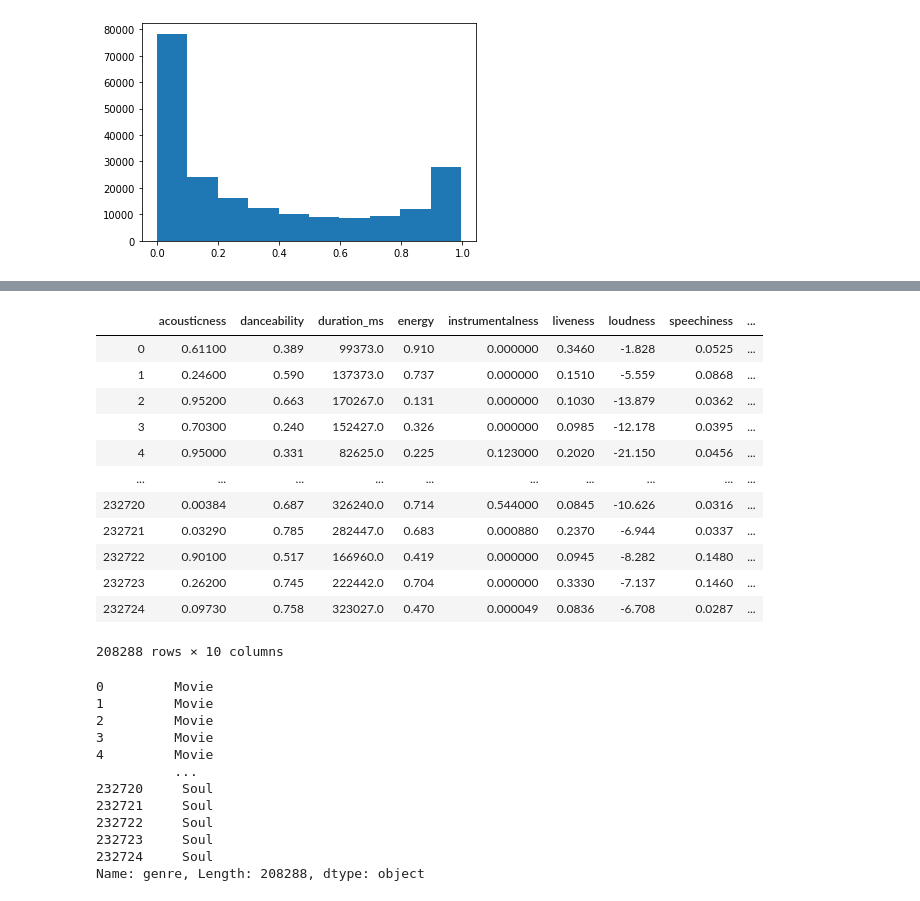
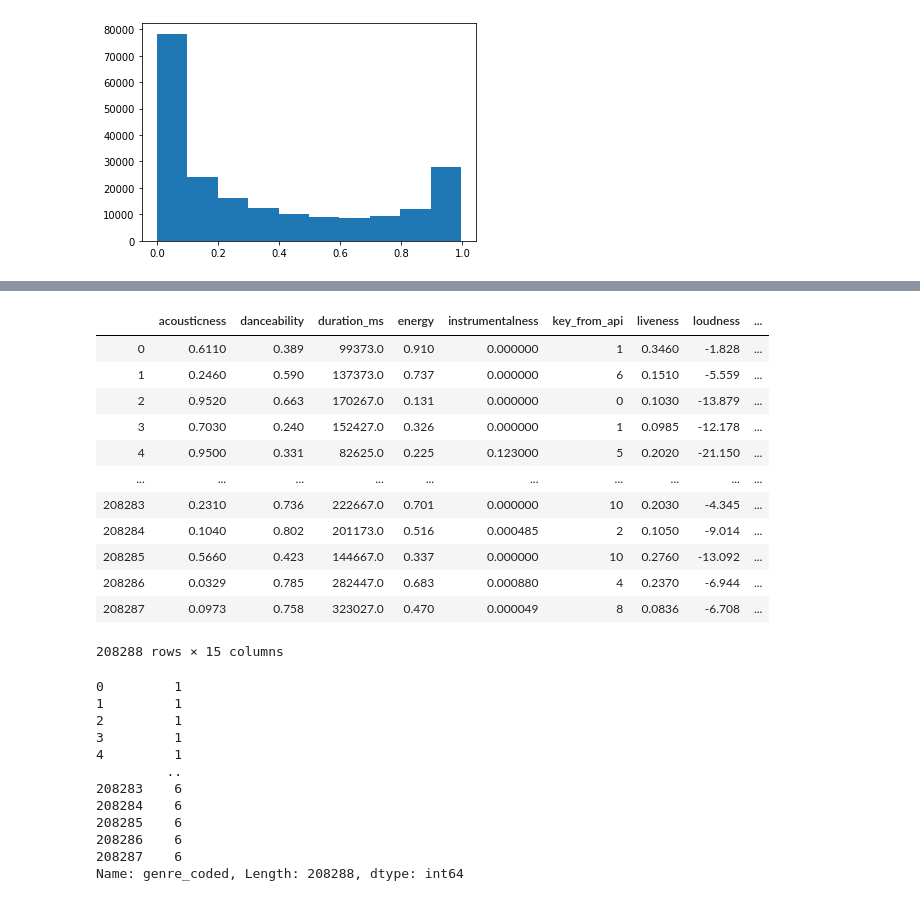
Before and after one commit to JenQian/machine_learning_music_classifier, a Jupyter notebook: model.ipynb, the cells around one changed output, grey strips where cells are left out. Cells and saved outputs as stored; diff of their text form; code cells hidden in the pictures.

```diff
--- a/model.ipynb
+++ b/model.ipynb
@@ -8,3 +6,6 @@ spotify_df= pd.read_csv('audio_only.csv')
+# %%
+url = 'https://raw.githubusercontent.com/JenQian/machine_learning_music_classifier/master/audio_only_v2.csv'
+spotify_df= pd.read_csv(url)
 # %%
 spotify_df
 # %% [output]
@@ -124,37 +178,53 @@ categoricals = [
 ]
 # %%
-X = spotify_df[['acousticness','danceability','duration_ms','energy','instrumentalness','liveness','loudness','speechiness','tempo','valence',]]
+X = spotify_df[[
+    'acousticness',
+    'danceability',
+    'duration_ms',
+    'energy',
+    'instrumentalness',
+    'key_from_api',
+    'liveness',
+    'loudness',
+    'mode_from_api',
+    'speechiness',
+    'tempo',
+    'time_signature_from_api',
+    'valence',
+    'explicit',
+    'release_year'
+]]
 X
 # %% [output]
-|  | acousticness | danceability | duration_ms | energy | instrumentalness | liveness | loudness | speechiness | ... |
-| 0 | 0.61100 | 0.389 | 99373.0 | 0.910 | 0.000000 | 0.3460 | -1.828 | 0.0525 | ... |
-| 1 | 0.24600 | 0.590 | 137373.0 | 0.737 | 0.000000 | 0.1510 | -5.559 | 0.0868 | ... |
-| 2 | 0.95200 | 0.663 | 170267.0 | 0.131 | 0.000000 | 0.1030 | -13.879 | 0.0362 | ... |
-| 3 | 0.70300 | 0.240 | 152427.0 | 0.326 | 0.000000 | 0.0985 | -12.178 | 0.0395 | ... |
-| 4 | 0.95000 | 0.331 | 82625.0 | 0.225 | 0.123000 | 0.2020 | -21.150 | 0.0456 | ... |
+|  | acousticness | danceability | duration_ms | energy | instrumentalness | key_from_api | liveness | loudness | ... |
+| 0 | 0.6110 | 0.389 | 99373.0 | 0.910 | 0.000000 | 1 | 0.3460 | -1.828 | ... |
+| 1 | 0.2460 | 0.590 | 137373.0 | 0.737 | 0.000000 | 6 | 0.1510 | -5.559 | ... |
+| 2 | 0.9520 | 0.663 | 170267.0 | 0.131 | 0.000000 | 0 | 0.1030 | -13.879 | ... |
+| 3 | 0.7030 | 0.240 | 152427.0 | 0.326 | 0.000000 | 1 | 0.0985 | -12.178 | ... |
+| 4 | 0.9500 | 0.331 | 82625.0 | 0.225 | 0.123000 | 5 | 0.2020 | -21.150 | ... |
 | ... | ... | ... | ... | ... | ... | ... | ... | ... | ... |
-| 232720 | 0.00384 | 0.687 | 326240.0 | 0.714 | 0.544000 | 0.0845 | -10.626 | 0.0316 | ... |
-| 232721 | 0.03290 | 0.785 | 282447.0 | 0.683 | 0.000880 | 0.2370 | -6.944 | 0.0337 | ... |
-| 232722 | 0.90100 | 0.517 | 166960.0 | 0.419 | 0.000000 | 0.0945 | -8.282 | 0.1480 | ... |
-| 232723 | 0.26200 | 0.745 | 222442.0 | 0.704 | 0.000000 | 0.3330 | -7.137 | 0.1460 | ... |
-| 232724 | 0.09730 | 0.758 | 323027.0 | 0.470 | 0.000049 | 0.0836 | -6.708 | 0.0287 | ... |
+| 208283 | 0.2310 | 0.736 | 222667.0 | 0.701 | 0.000000 | 10 | 0.2030 | -4.345 | ... |
+| 208284 | 0.1040 | 0.802 | 201173.0 | 0.516 | 0.000485 | 2 | 0.1050 | -9.014 | ... |
+| 208285 | 0.5660 | 0.423 | 144667.0 | 0.337 | 0.000000 | 10 | 0.2760 | -13.092 | ... |
+| 208286 | 0.0329 | 0.785 | 282447.0 | 0.683 | 0.000880 | 4 | 0.2370 | -6.944 | ... |
+| 208287 | 0.0973 | 0.758 | 323027.0 | 0.470 | 0.000049 | 8 | 0.0836 | -6.708 | ... |
-208288 rows × 10 columns
+208288 rows × 15 columns
 # %%
-y= spotify_df['genre']
+y= spotify_df['genre_coded']
 y
 # %% [output]
-0         Movie
-1         Movie
-2         Movie
-3         Movie
-4         Movie
-          ...
-232720     Soul
-232721     Soul
-232722     Soul
-232723     Soul
-232724     Soul
-Name: genre, Length: 208288, dtype: object
+0         1
+1         1
+2         1
+3         1
+4         1
+         ..
+208283    6
+208284    6
+208285    6
+208286    6
+208287    6
+Name: genre_coded, Length: 208288, dtype: int64
 # %%
 
 from sklearn.model_selection import train_test_split
```
Also changed, not shown: parts of 22 cells of this notebook.
